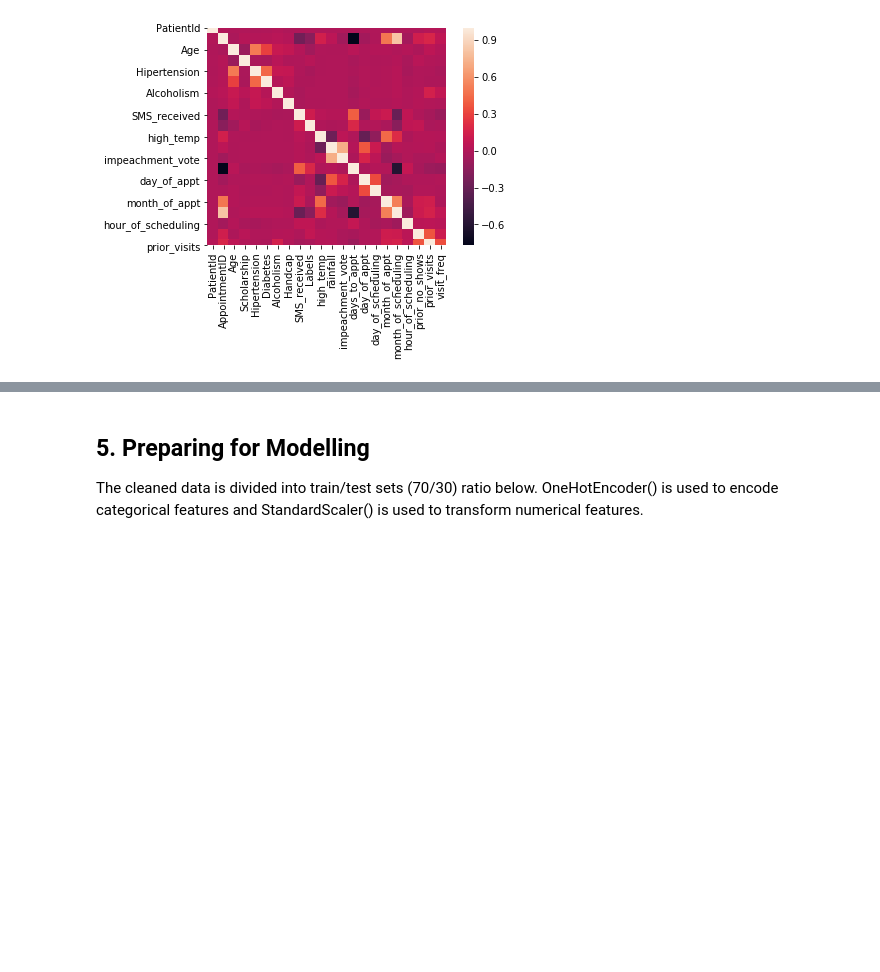
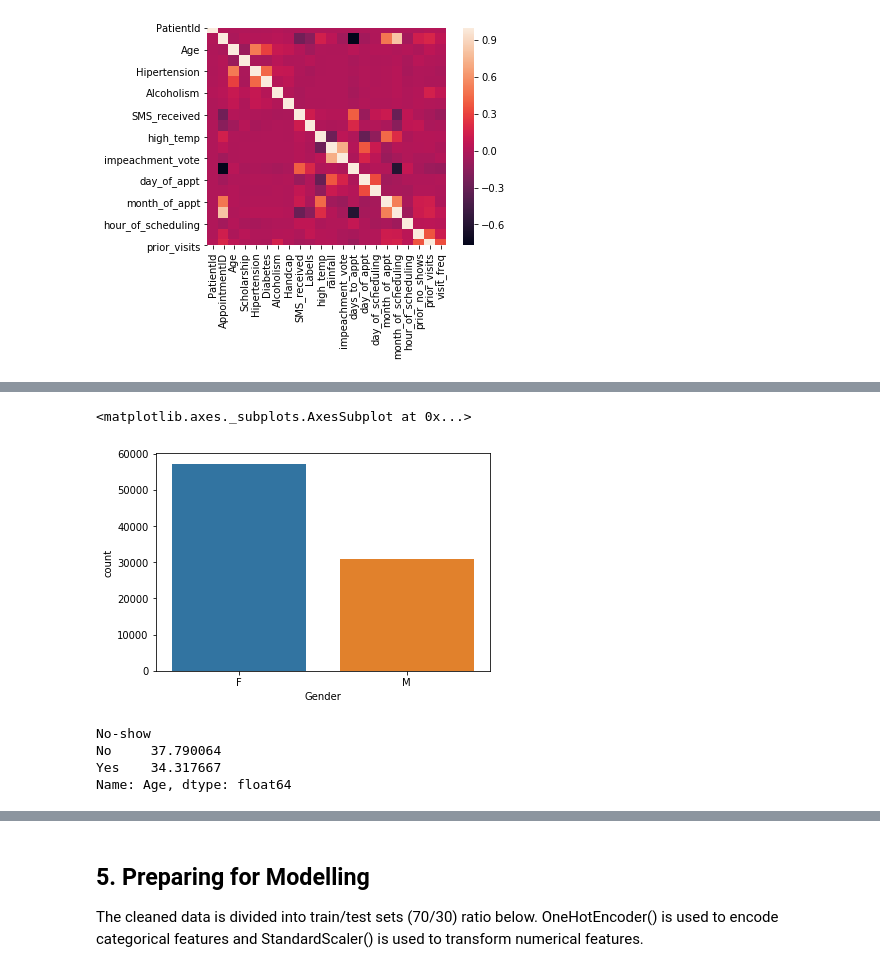
Before and after one commit to cooldude679/3253Team4, a Jupyter notebook: team4_final_project.ipynb, the cells around one changed output, grey strips where cells are left out. Cells and saved outputs as stored; diff of their text form; code cells hidden in the pictures; blank space fills up the shorter version.

```diff
--- a/team4_final_project.ipynb
+++ b/team4_final_project.ipynb
@@ -300,3 +313,20 @@ ax = sns.heatmap(corr,  square=True)
 # keep only desired features and labels
 data_clean = data[['Labels','Gender','Age','SMS_received','day_of_appt','day_of_scheduling','month_of_appt','month_of_scheduling','hour_of_scheduling','days_to_appt','prior_no_shows','prior_visits',
                    'high_temp','rainfall','visit_freq','Scholarship']]
+# %%
+#Who visits the doctor frequently ?
+visiting = data[data['No-show'] == 'No']
+sns.countplot(x = 'Gender', data = visiting)
+# %% [output]
+<matplotlib.axes._subplots.AxesSubplot at 0x...>
+[figure, added]
+# %%
+# What is the patient age distribtuion for no shows versus those who
+#shows up for the apppointment ?
+
+data.groupby('No-show')['Age'].mean()
+# %% [output]
+No-show
+No     37.790064
+Yes    34.317667
+Name: Age, dtype: float64
```
Also changed, not shown: parts of 16 cells of this notebook.
